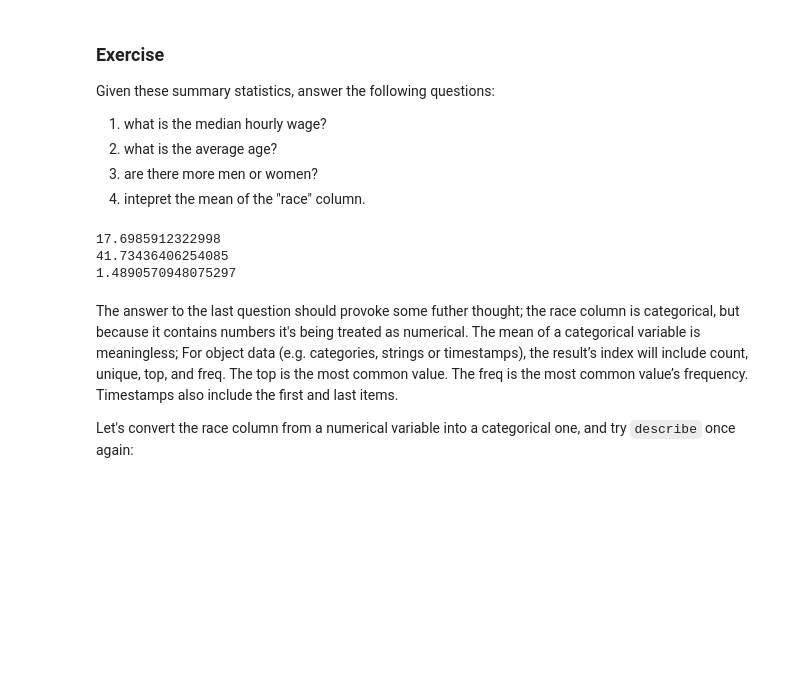
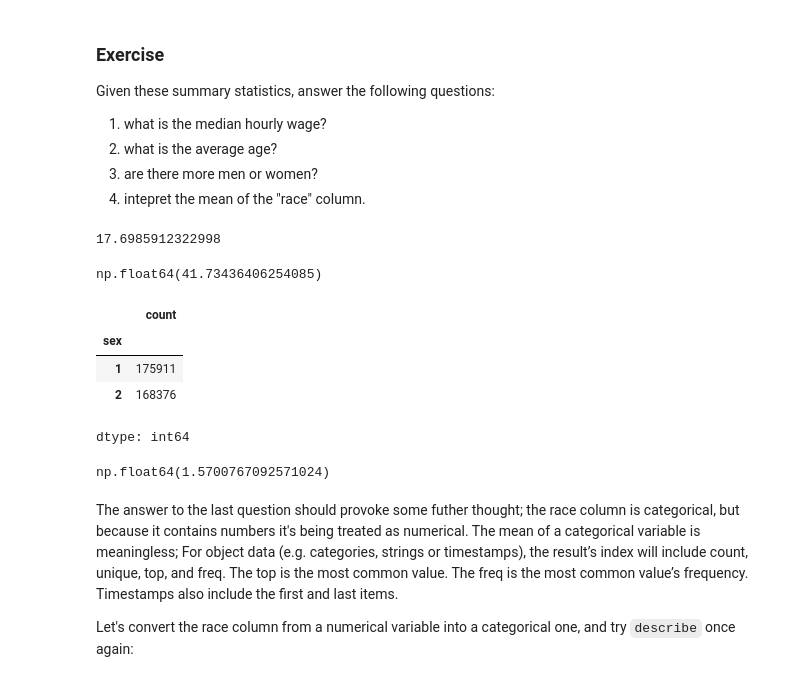
Before and after one commit to louisaliu173-glitch/QM2, a Jupyter notebook: notebooks/W05. Distributions and Basic Statistics.ipynb, the cells around one changed output. Saved outputs shown, nothing was run; the diff lists cells and outputs as text; code cells hidden in the pictures; blank space fills up the shorter version.

```diff
--- a/notebooks/W05. Distributions and Basic Statistics.ipynb
+++ b/notebooks/W05. Distributions and Basic Statistics.ipynb
@@ -133,19 +133,27 @@ Given these summary statistics, answer the following questions:
 2. what is the average age?
 3. are there more men or women?
 4. intepret the mean of the "race" column.
-# %%
-median_hourly_wage=df['realhrwage'].median()
-print(median_hourly_wage)
-
-mean_age=df['age'].mean()
-print(mean_age)
-
-mean_sex=df['sex'].mean()
-print(mean_sex)
-# %% [output]
-17.6985912322998
-41.73436406254085
-1.4890570948075297
+# %%
+df['hourly wage']=df['realhrwage']
+df['hourly wage'].median()
+# %% [output]
+17.6985912322998
+# %%
+df['age'].mean()
+# %% [output]
+np.float64(41.73436406254085)
+# %%
+df['sex'].value_counts()
+# %% [output]
+|  | count |
+| sex |  |
+| 1 | 175911 |
+| 2 | 168376 |
+dtype: int64
+# %%
+df['race'].mean()
+# %% [output]
+np.float64(1.5700767092571024)
 # %% [markdown]
 The answer to the last question should provoke some futher thought; the race column is categorical, but because it contains numbers it's being treated as numerical. The mean of a categorical variable is meaningless; For object data (e.g. categories, strings or timestamps), the result’s index will include count, unique, top, and freq. The top is the most common value. The freq is the most common value’s frequency. Timestamps also include the first and last items.
 
```
Also changed, not shown: parts of 21 cells of this notebook.
